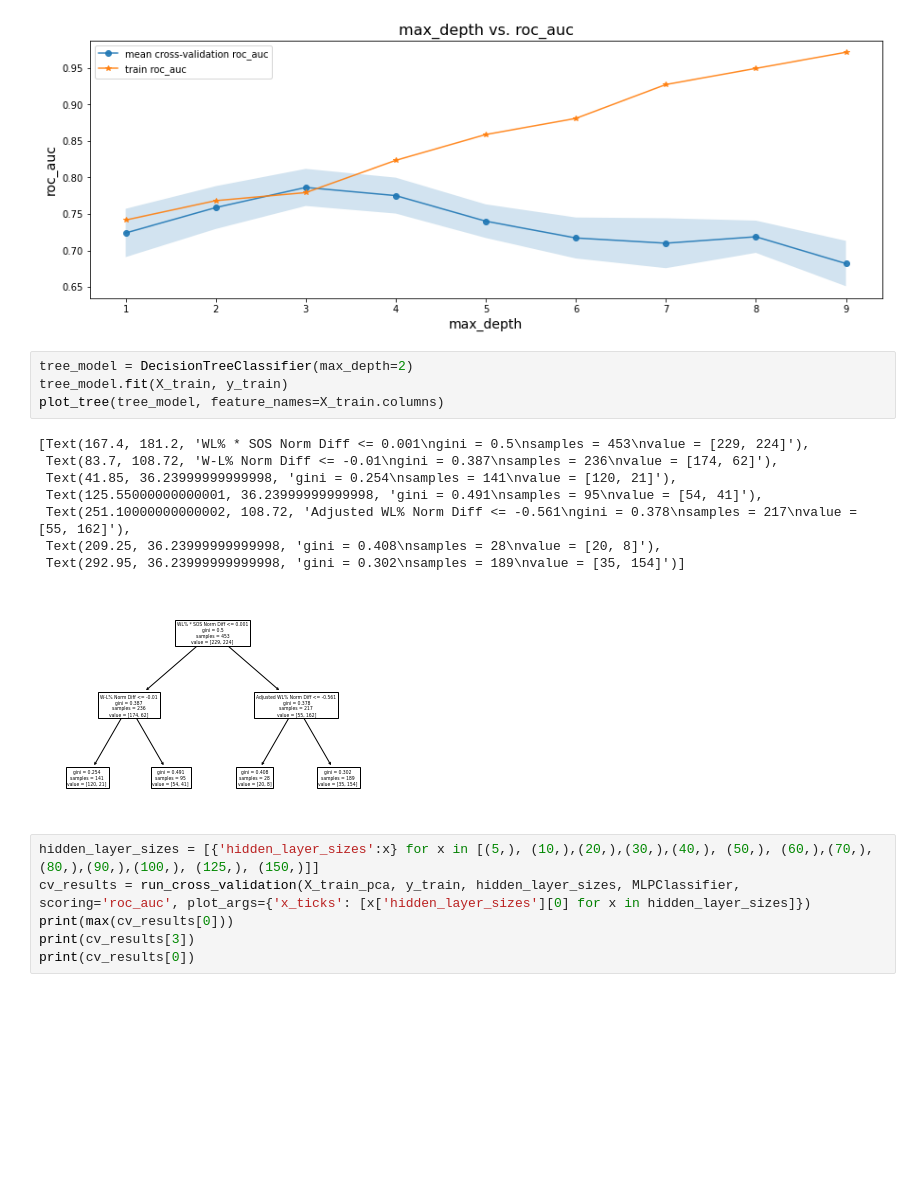
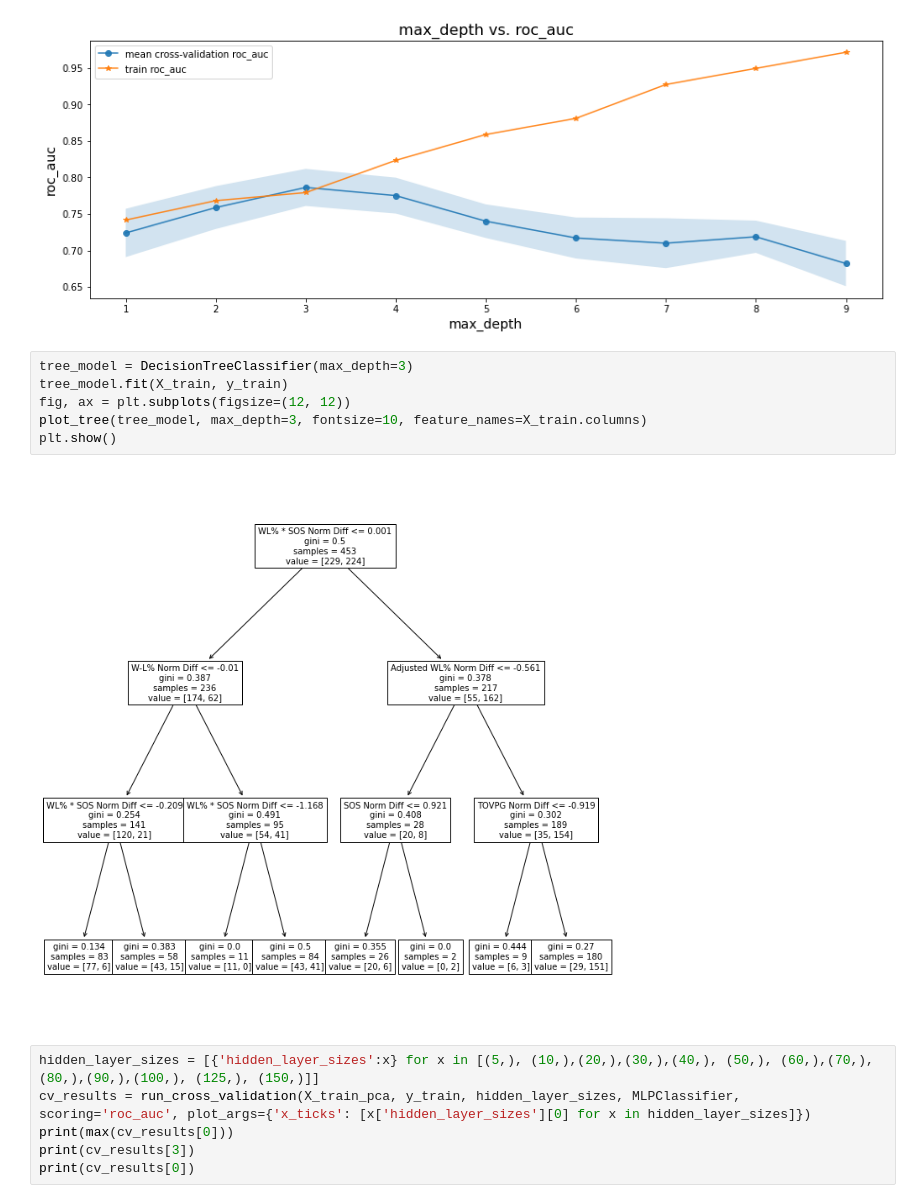
Before and after one commit to MaxMay95/CS7641-NCAA-Predictions, a Jupyter notebook: harrison_copy.ipynb, the cells around one changed output. Cells and saved outputs as stored; diff of their text form; blank space fills up the shorter version.

Commit message:
Update dt visualization

```diff
--- a/harrison_copy.ipynb
+++ b/harrison_copy.ipynb
@@ -129,18 +130,13 @@ Starting run 9 out of 9
  0.70998024 0.71882626 0.68213611]
 [figure]
 # %%
-tree_model = DecisionTreeClassifier(max_depth=2)
+tree_model = DecisionTreeClassifier(max_depth=3)
 tree_model.fit(X_train, y_train)
-plot_tree(tree_model, feature_names=X_train.columns)
+fig, ax = plt.subplots(figsize=(12, 12))
+plot_tree(tree_model, max_depth=3, fontsize=10, feature_names=X_train.columns)
+plt.show()
 # %% [output]
-[Text(167.4, 181.2, 'WL% * SOS Norm Diff <= 0.001\ngini = 0.5\nsamples = 453\nvalue = [229, 224]'),
- Text(83.7, 108.72, 'W-L% Norm Diff <= -0.01\ngini = 0.387\nsamples = 236\nvalue = [174, 62]'),
- Text(41.85, 36.23999999999998, 'gini = 0.254\nsamples = 141\nvalue = [120, 21]'),
- Text(125.55000000000001, 36.23999999999998, 'gini = 0.491\nsamples = 95\nvalue = [54, 41]'),
- Text(251.10000000000002, 108.72, 'Adjusted WL% Norm Diff <= -0.561\ngini = 0.378\nsamples = 217\nvalue = [55, 162]'),
- Text(209.25, 36.23999999999998, 'gini = 0.408\nsamples = 28\nvalue = [20, 8]'),
- Text(292.95, 36.23999999999998, 'gini = 0.302\nsamples = 189\nvalue = [35, 154]')]
-[figure, old version]
+[figure, new version]
 # %%
 hidden_layer_sizes = [{'hidden_layer_sizes':x} for x in [(5,), (10,),(20,),(30,),(40,), (50,), (60,),(70,),(80,),(90,),(100,), (125,), (150,)]]
 cv_results = run_cross_validation(X_train_pca, y_train, hidden_layer_sizes, MLPClassifier, scoring='roc_auc', plot_args={'x_ticks': [x['hidden_layer_sizes'][0] for x in hidden_layer_sizes]})
```
Also changed, not shown: parts of 1 cell of this notebook.
